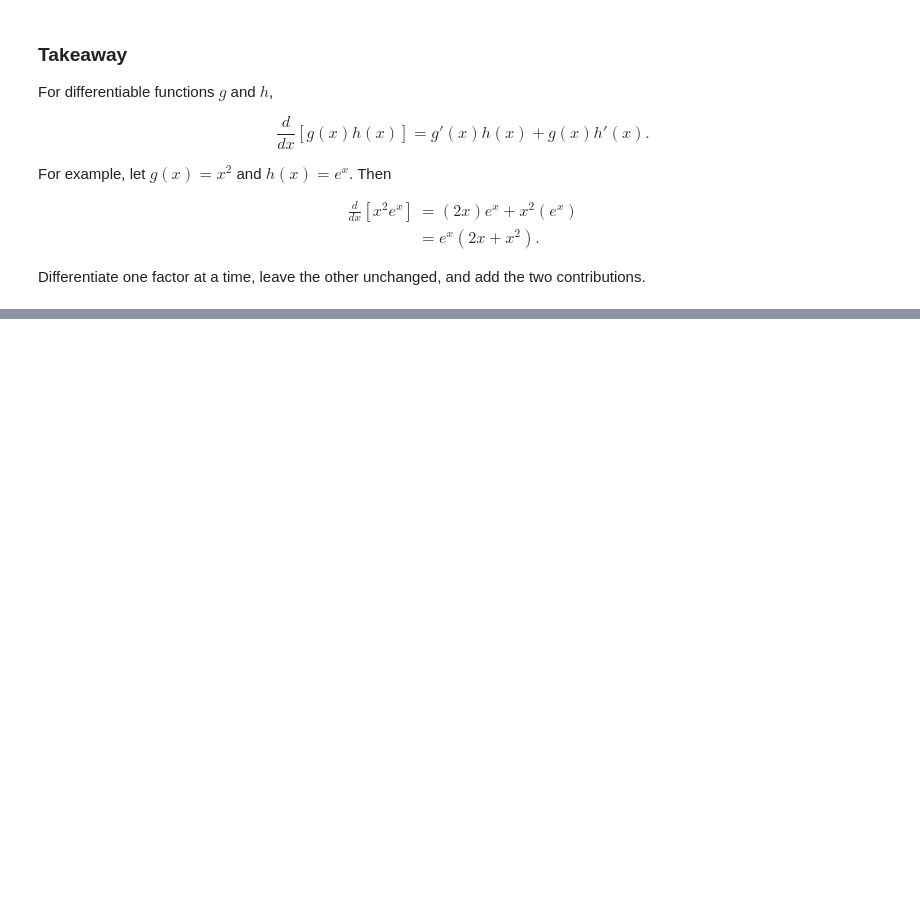
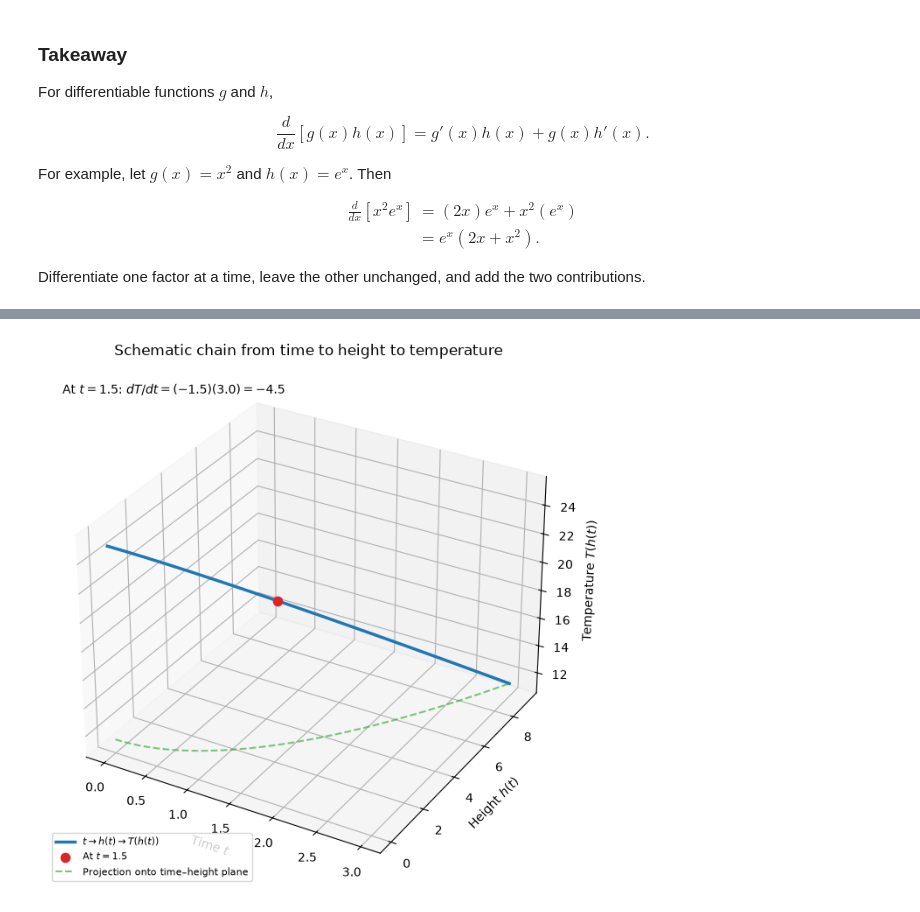
Before and after one commit to majorgilles/mathematics-for-machine-learning-and-data-science, a Jupyter notebook: weeks/c2_w1/02_derivative_properties.ipynb, the cells around one changed output, grey strips where cells are left out. Cells and saved outputs as stored; diff of their text form; code cells hidden in the pictures; blank space fills up the shorter version.

```diff
--- a/weeks/c2_w1/02_derivative_properties.ipynb
+++ b/weeks/c2_w1/02_derivative_properties.ipynb
@@ -630,0 +816,37 @@ Differentiate one factor at a time, leave the other unchanged, and add the two c
+# %%
+chain_times: np.ndarray = np.linspace(0.0, 3.0, 300)
+chain_heights: np.ndarray = chain_times**2
+chain_temperatures: np.ndarray = 25.0 - 1.5 * chain_heights
+chain_time_point: float = 1.5
+chain_height_point: float = chain_time_point**2
+chain_temperature_point: float = 25.0 - 1.5 * chain_height_point
+chain_height_rate: float = 2.0 * chain_time_point
+chain_temperature_height_rate: float = -1.5
+chain_temperature_time_rate: float = chain_temperature_height_rate * chain_height_rate
+
+fig = plt.figure(figsize=(8.5, 6.5))
+ax = fig.add_subplot(111, projection="3d")
+ax.plot(chain_times, chain_heights, chain_temperatures, color="tab:blue", linewidth=2.5,
+        label="$t \\to h(t) \\to T(h(t))$")
+ax.scatter([chain_time_point], [chain_height_point], [chain_temperature_point],
+           color="tab:red", s=55, label=rf"At $t={chain_time_point}$")
+ax.plot(chain_times, chain_heights, np.full_like(chain_times, chain_temperatures.min()),
+        color="tab:green", linestyle="--", alpha=0.6, label="Projection onto time–height plane")
+ax.set(
+    title="Schematic chain from time to height to temperature",
+    xlabel="Time $t$",
+    ylabel="Height $h(t)$",
+    zlabel="Temperature $T(h(t))$",
+)
+ax.text2D(
+    0.03,
+    0.94,
+    rf"At $t={chain_time_point}$: $dT/dt=({chain_temperature_height_rate})({chain_height_rate})"
+    rf"={chain_temperature_time_rate}$",
+    transform=ax.transAxes,
+)
+ax.legend(loc="lower left", fontsize=8)
+plt.tight_layout()
+plt.show()
+# %% [output]
+[figure, added]
```
Also changed, not shown: parts of 8 cells of this notebook, 2 other files.
